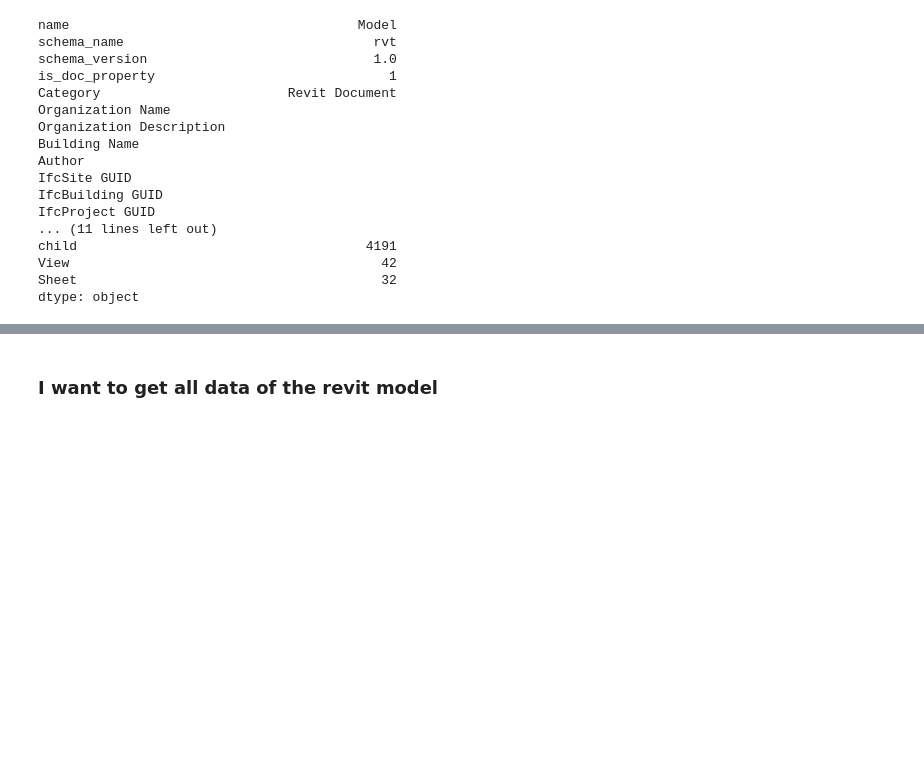
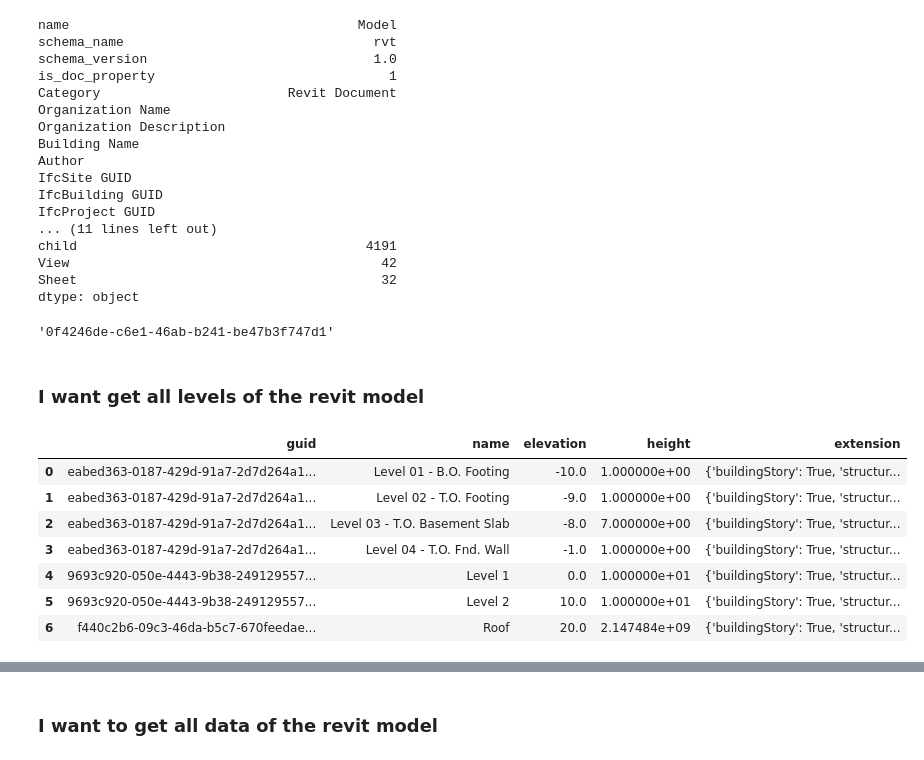
Before and after one commit to chuongmep/aps-toolkit, a Jupyter notebook: APSToolkitPython/Tutorials/04.01. Explore Revit Data With APSToolkit.ipynb, the cells around one changed output, grey strips where cells are left out. Drawn from its saved outputs; the diff is of its cells as text; code cells hidden in the pictures; blank space fills up the shorter version.

```diff
--- a/APSToolkitPython/Tutorials/04.01. Explore Revit Data With APSToolkit.ipynb
+++ b/APSToolkitPython/Tutorials/04.01. Explore Revit Data With APSToolkit.ipynb
@@ -49,3 +49,20 @@ child                                     4191
 View                                        42
 Sheet                                       32
 dtype: object
+# %%
+prop_reader.get_document_id()
+# %% [output]
+'0f4246de-c6e1-46ab-b241-be47b3f747d1'
+# %% [markdown]
+### I want get all levels of the revit model
+# %%
+prop_reader.get_levels()
+# %% [output]
+|  | guid | name | elevation | height | extension |
+| 0 | eabed363-0187-429d-91a7-2d7d264a1... | Level 01 - B.O. Footing | -10.0 | 1.000000e+00 | {'buildingStory': True, 'structur... |
+| 1 | eabed363-0187-429d-91a7-2d7d264a1... | Level 02 - T.O. Footing | -9.0 | 1.000000e+00 | {'buildingStory': True, 'structur... |
+| 2 | eabed363-0187-429d-91a7-2d7d264a1... | Level 03 - T.O. Basement Slab | -8.0 | 7.000000e+00 | {'buildingStory': True, 'structur... |
+| 3 | eabed363-0187-429d-91a7-2d7d264a1... | Level 04 - T.O. Fnd. Wall | -1.0 | 1.000000e+00 | {'buildingStory': True, 'structur... |
+| 4 | 9693c920-050e-4443-9b38-249129557... | Level 1 | 0.0 | 1.000000e+01 | {'buildingStory': True, 'structur... |
+| 5 | 9693c920-050e-4443-9b38-249129557... | Level 2 | 10.0 | 1.000000e+01 | {'buildingStory': True, 'structur... |
+| 6 | f440c2b6-09c3-46da-b5c7-670feedae... | Roof | 20.0 | 2.147484e+09 | {'buildingStory': True, 'structur... |
```
Also changed, not shown: parts of 7 cells of this notebook, 4 other files.
